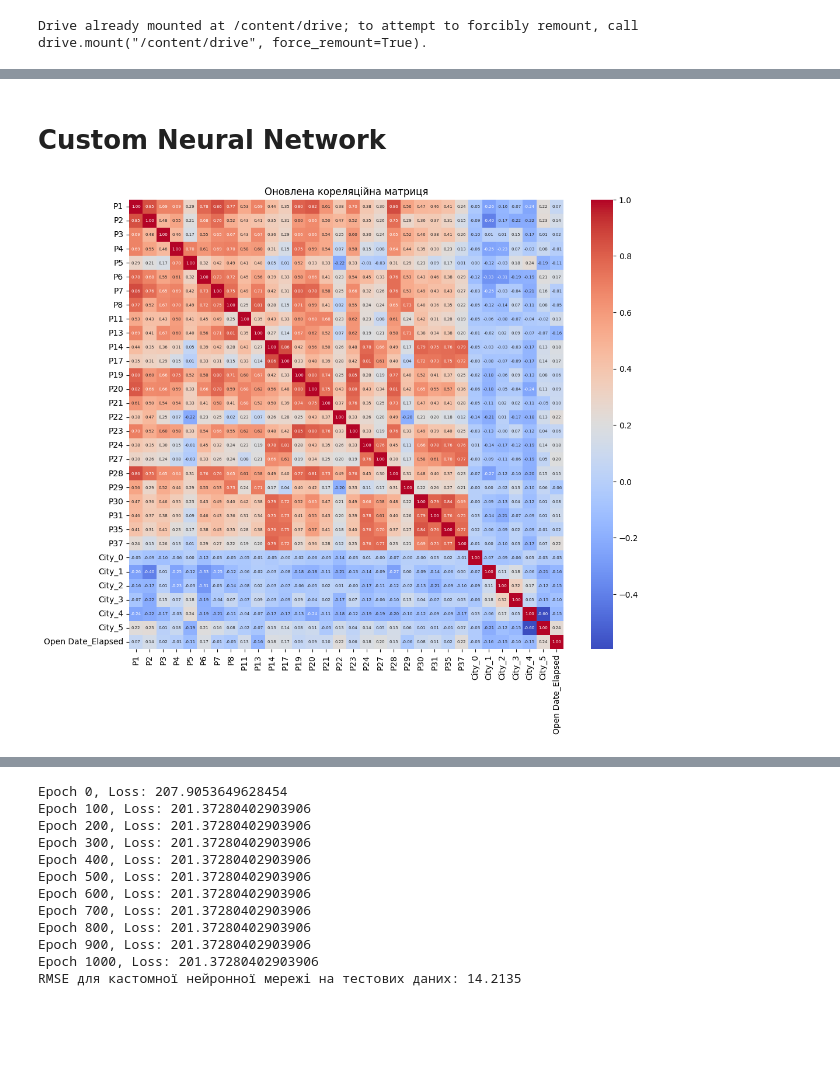
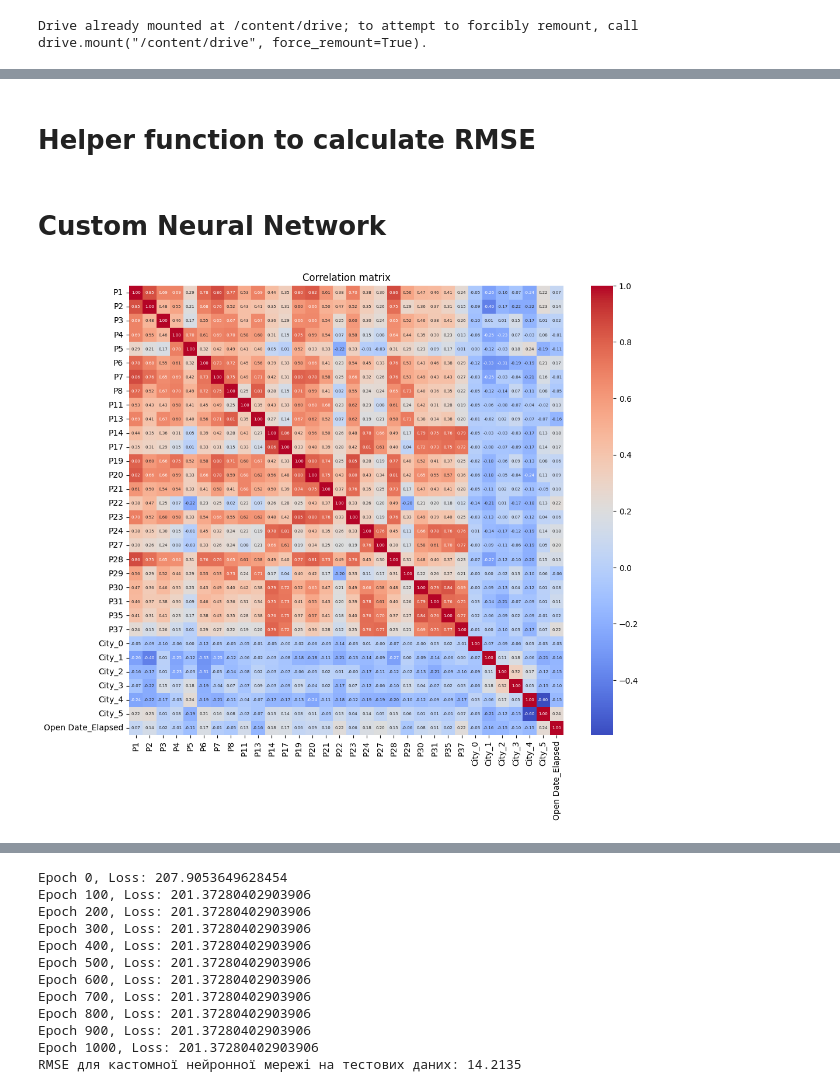
Before and after one commit to Nemessi10/math_basis_of_ai, a Jupyter notebook: ML.ipynb, the cells around one changed output, grey strips where cells are left out. Drawn from its saved outputs; the diff is of its cells as text; code cells hidden in the pictures; blank space fills up the shorter version.

Commit message:
add section titles

```diff
--- a/ML.ipynb
+++ b/ML.ipynb
@@ -222,6 +278,8 @@ def predict(models, X):
         pred += f * m.predict(X)
 
     return pred
+# %% [markdown]
+# Helper function to calculate RMSE
 # %%
 def calculate_rmse(y_true, y_pred):
     return np.sqrt(mean_squared_error(y_true, y_pred))
@@ -292,10 +353,10 @@ X_train, X_test, y_train, y_test = train_test_split(X_train, y, test_size=0.2, r
 # %%
 numeric_columns = X_train.select_dtypes(include=['float64', 'int64']).columns
 correlation_matrix = X_train[numeric_columns].corr()
 
 plt.figure(figsize=(12, 10))
 sns.heatmap(correlation_matrix, annot=True, cmap='coolwarm', fmt=".2f", annot_kws={'size': 5})
-plt.title("Оновлена кореляційна матриця")
+plt.title("Correlation matrix")
 plt.show()
 # %% [output]
-[figure, old version]
+[figure, new version]
```
Also changed, not shown: parts of 34 cells of this notebook.
